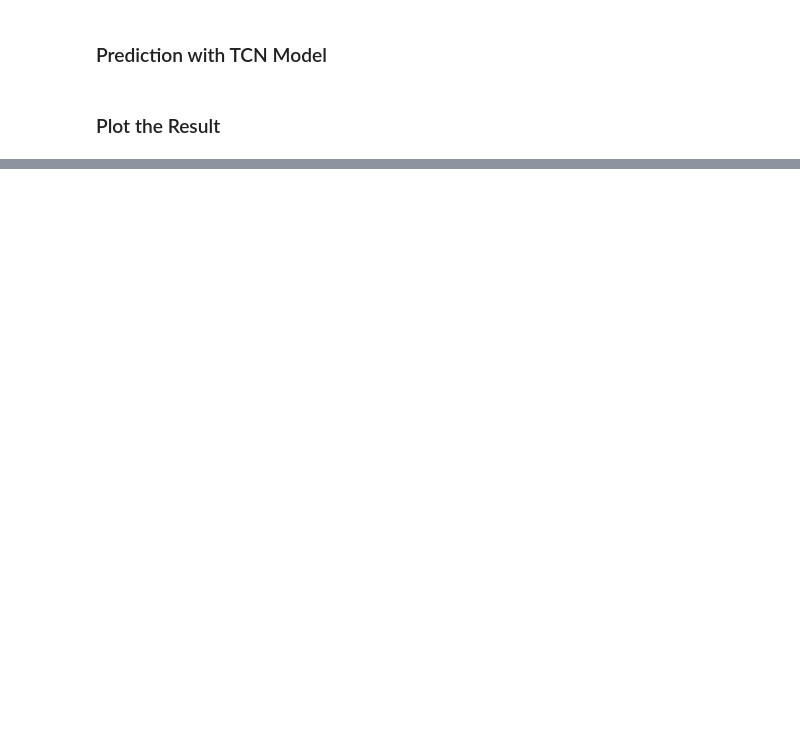
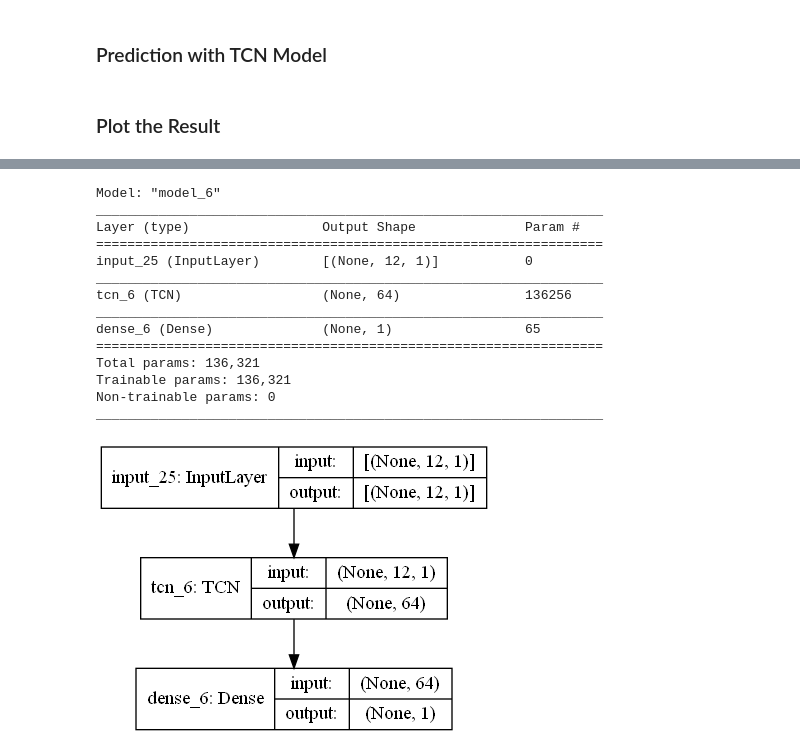
Before and after one commit to Lenflammeur/UCL-MSc_Project, a Jupyter notebook: TCN_TimeSeries_Approach.ipynb, the cells around one changed output, grey strips where cells are left out. Drawn from its saved outputs; the diff is of its cells as text; code cells hidden in the pictures; blank space fills up the shorter version.

```diff
--- a/TCN_TimeSeries_Approach.ipynb
+++ b/TCN_TimeSeries_Approach.ipynb
@@ -144,0 +141,19 @@ plt.show()
+# %%
+model.summary()
+tf.keras.utils.plot_model(model, show_shapes=True)
+# %% [output]
+Model: "model_6"
+_________________________________________________________________
+Layer (type)                 Output Shape              Param #
+=================================================================
+input_25 (InputLayer)        [(None, 12, 1)]           0
+_________________________________________________________________
+tcn_6 (TCN)                  (None, 64)                136256
+_________________________________________________________________
+dense_6 (Dense)              (None, 1)                 65
+=================================================================
+Total params: 136,321
+Trainable params: 136,321
+Non-trainable params: 0
+_________________________________________________________________
+[figure, added]
```
Also changed, not shown: parts of 7 cells of this notebook, 2 other files.
